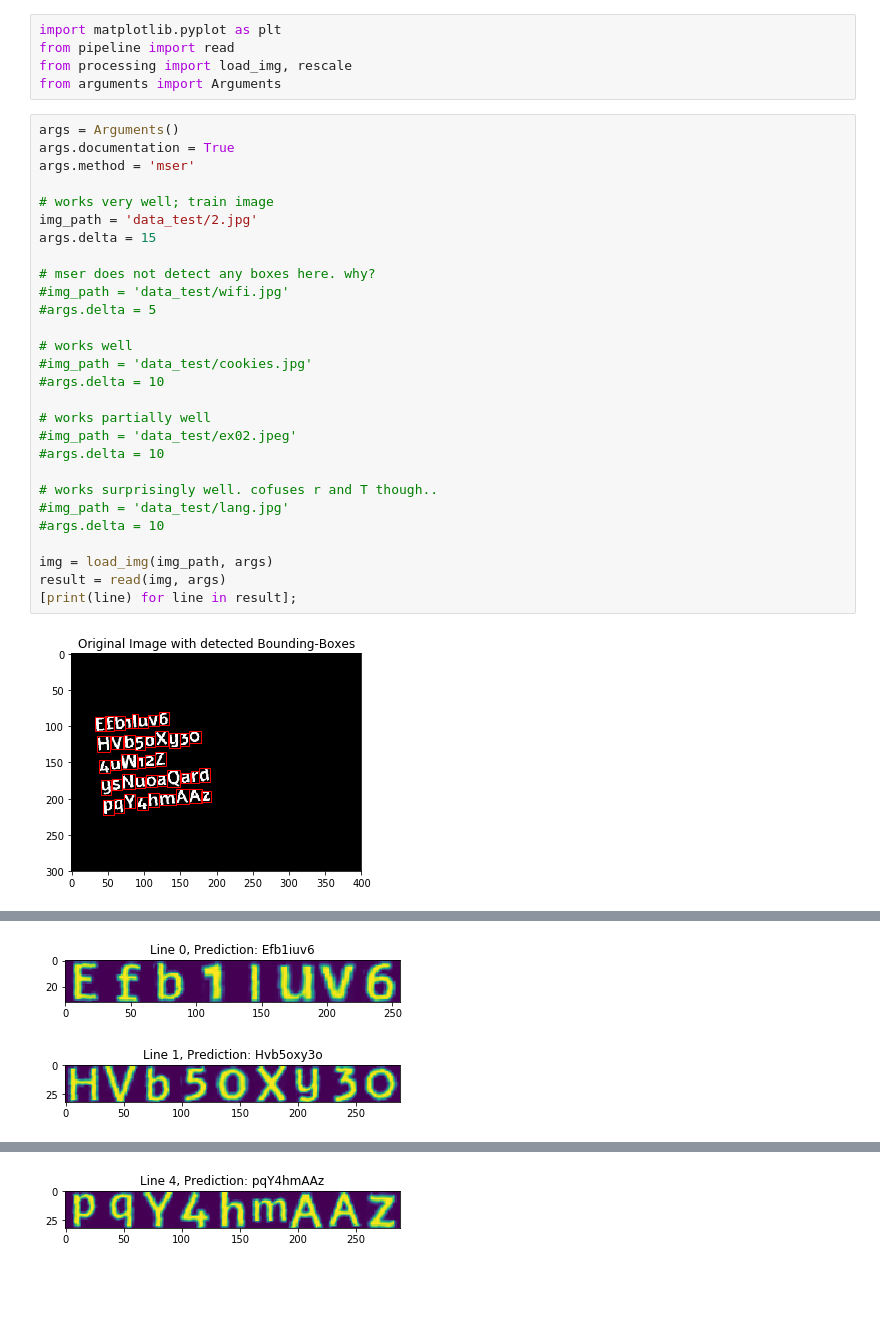
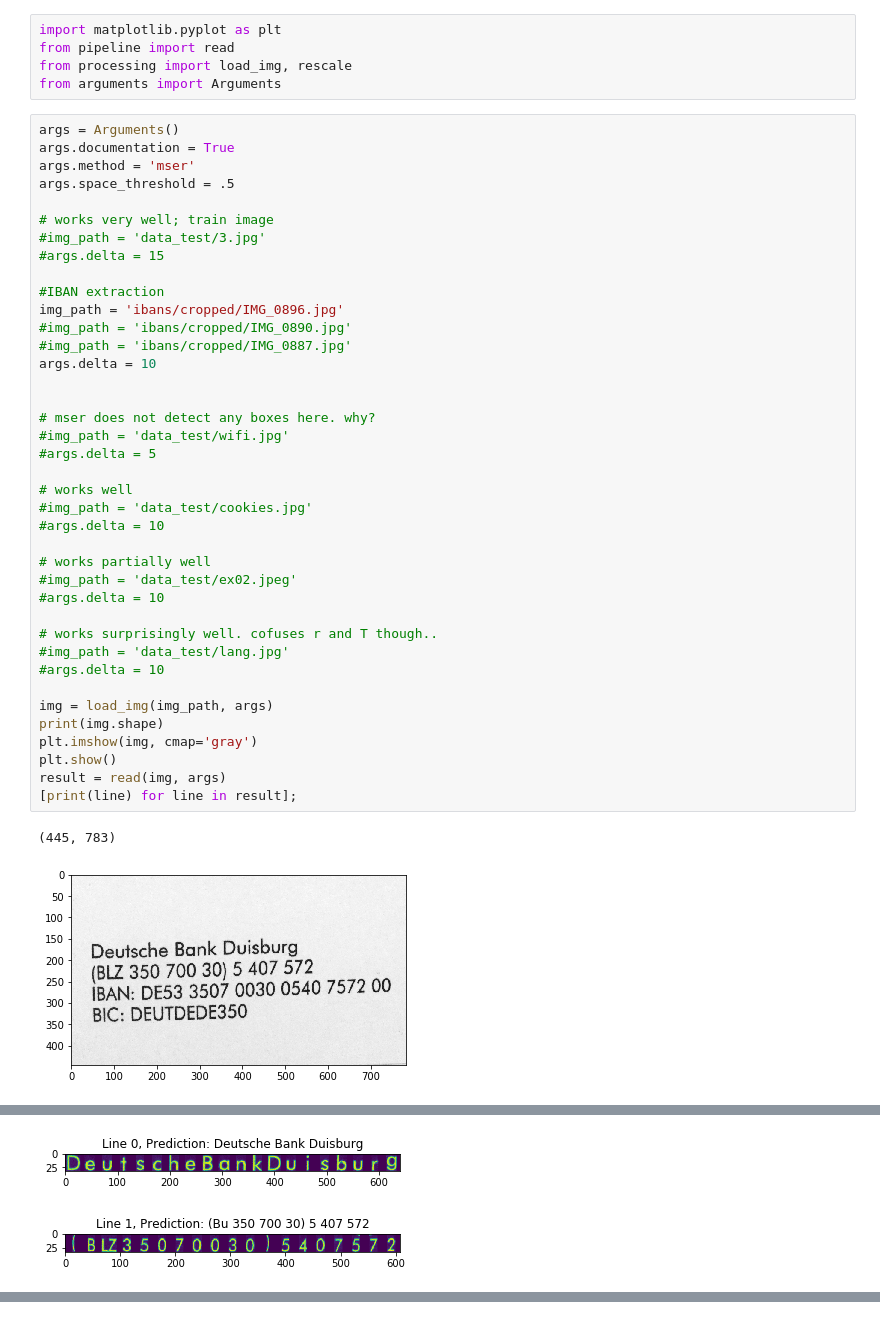
Before and after one commit to lucasmllr/text_recogition_project, a Jupyter notebook: Evaluate Model.ipynb, the cells around one changed output, grey strips where cells are left out. Drawn from its saved outputs; the diff is of its cells as text; blank space fills up the shorter version.

Commit message:
space detection, line height
new method for cutting out chars considering height of others

```diff
--- a/Evaluate Model.ipynb
+++ b/Evaluate Model.ipynb
@@ -8,30 +8,42 @@ from arguments import Arguments
 # %%
 args = Arguments()
 args.documentation = True
 args.method = 'mser'
+args.space_threshold = .5
 
 # works very well; train image
-img_path = 'data_test/2.jpg'
-args.delta = 15
+#img_path = 'data_test/3.jpg'
+#args.delta = 15
+
+#IBAN extraction
+img_path = 'ibans/cropped/IMG_0896.jpg'
+#img_path = 'ibans/cropped/IMG_0890.jpg'
+#img_path = 'ibans/cropped/IMG_0887.jpg'
+args.delta = 10
+
 
 # mser does not detect any boxes here. why?
 #img_path = 'data_test/wifi.jpg'
 #args.delta = 5
 
 # works well
 #img_path = 'data_test/cookies.jpg'
 #args.delta = 10
 
 # works partially well
 #img_path = 'data_test/ex02.jpeg'
 #args.delta = 10
 
 # works surprisingly well. cofuses r and T though..
 #img_path = 'data_test/lang.jpg'
 #args.delta = 10
 
 img = load_img(img_path, args)
+print(img.shape)
+plt.imshow(img, cmap='gray')
+plt.show()
 result = read(img, args)
 [print(line) for line in result];
 # %% [output]
+(445, 783)
-[figure, old version]
+[figure, new version]
@@ -39,2 +51,2 @@ result = read(img, args)
-[figure, old version]
+[figure, new version]
-[figure, old version]
+[figure, new version]
@@ -43 +54,0 @@ result = read(img, args)
-[figure, removed]
```
Also changed, not shown: parts of 1 cell of this notebook, 10 other files.
